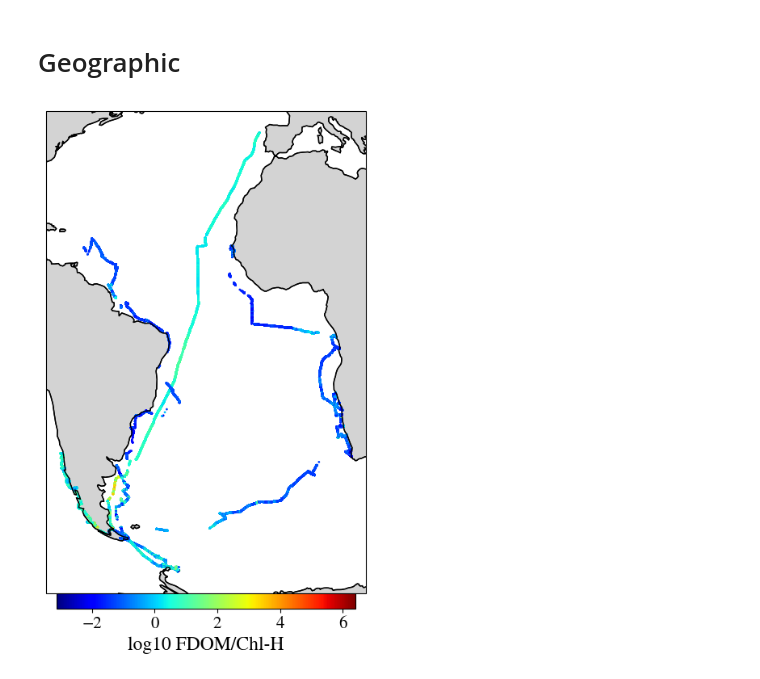
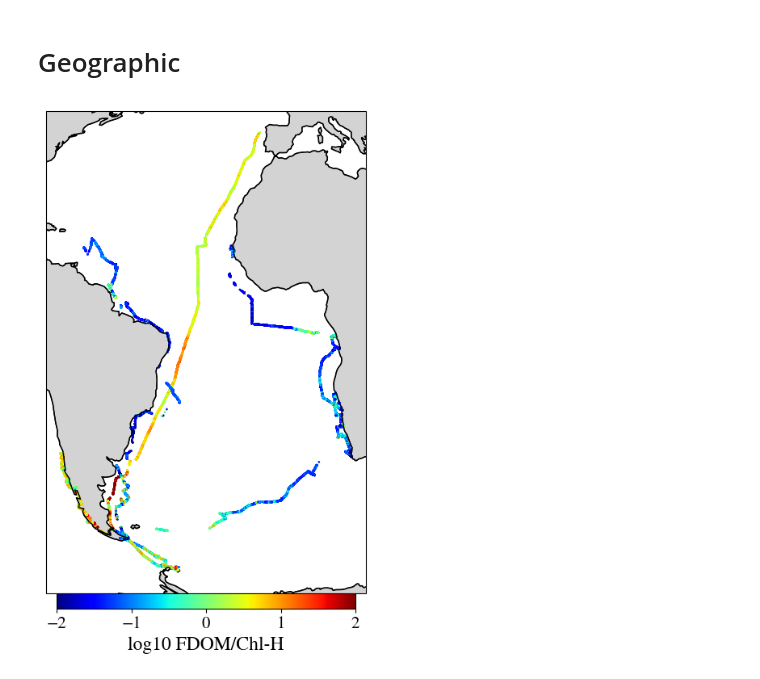
Before and after one commit to ocean-colour/bing, a Jupyter notebook: nb/Priors/Tara_FDOM_ChlH.ipynb, the cells around one changed output. Cells and saved outputs as stored; diff of their text form; code cells hidden in the pictures.

```diff
--- a/nb/Priors/Tara_FDOM_ChlH.ipynb
+++ b/nb/Priors/Tara_FDOM_ChlH.ipynb
@@ -87,33 +87,33 @@ fig = plt.figure(figsize=(7,8))
 plt.clf()
 
 ax = plt.subplot(projection=tformM)
 
 lons = cut_tara.lon.values
 lats = cut_tara.lat.values
 
 metric = np.log10(cut_tara.fdom / cut_tara.chl_Halh)
 
 img = plt.scatter(x=lons,
     y=lats, c=metric, cmap='jet',
-        #vmin=0.,
-        #vmax=vmax,
+        vmin=-2,
+        vmax=2.,
     s=1,
     transform=tformP)#, label=param)
 
 # Color bar
 cbaxes = plt.colorbar(img, pad=0., fraction=0.030, orientation='horizontal') #location='left')
 cbaxes.set_label('log10 FDOM/Chl-H', fontsize=17.)
 cbaxes.ax.tick_params(labelsize=15)
 
 # Coast lines
 ax.coastlines(zorder=10)
 ax.add_feature(cartopy.feature.LAND,
     facecolor='lightgray', edgecolor='black')
 #ax.set_global()
 
 #lon_min, lon_max, lat_min, lat_max = -100, 30, -70, 50
 #ax.set_extent([lon_min, lon_max, lat_min, lat_max])
 
 plt.show()
 # %% [output]
-[figure, old version]
+[figure, new version]
```
Also changed, not shown: parts of 2 cells of this notebook.
